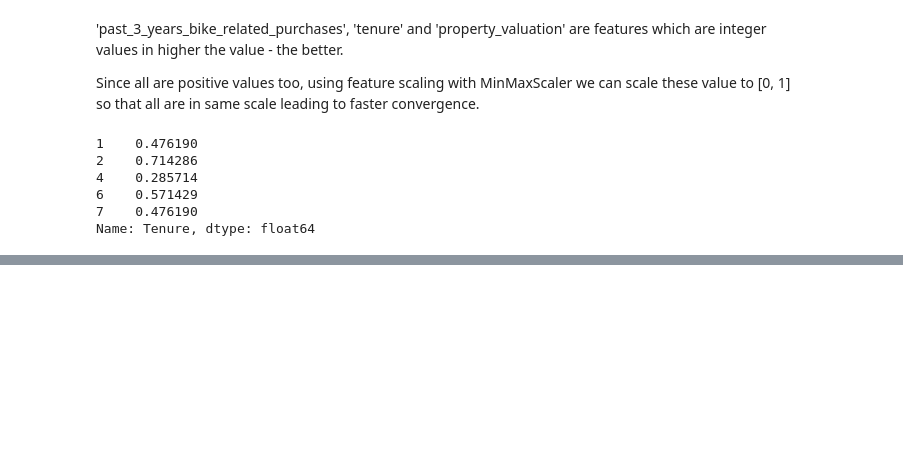
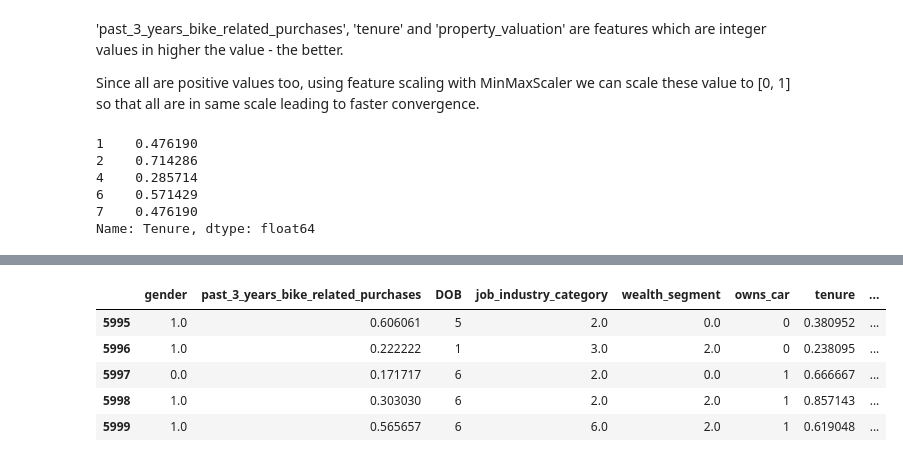
Before and after one commit to kabilan942/Projects, a Jupyter notebook: KPMG/KPMG_Task_2.ipynb, the cells around one changed output, grey strips where cells are left out. Saved outputs shown, nothing was run; the diff lists cells and outputs as text; code cells hidden in the pictures; blank space fills up the shorter version.

```diff
--- a/KPMG/KPMG_Task_2.ipynb
+++ b/KPMG/KPMG_Task_2.ipynb
@@ -361,0 +480,9 @@ Name: Tenure, dtype: float64
+# %%
+x_df.tail()
+# %% [output]
+|  | gender | past_3_years_bike_related_purchases | DOB | job_industry_category | wealth_segment | owns_car | tenure | ... |
+| 5995 | 1.0 | 0.606061 | 5 | 2.0 | 0.0 | 0 | 0.380952 | ... |
+| 5996 | 1.0 | 0.222222 | 1 | 3.0 | 2.0 | 0 | 0.238095 | ... |
+| 5997 | 0.0 | 0.171717 | 6 | 2.0 | 0.0 | 1 | 0.666667 | ... |
+| 5998 | 1.0 | 0.303030 | 6 | 2.0 | 2.0 | 1 | 0.857143 | ... |
+| 5999 | 1.0 | 0.565657 | 6 | 6.0 | 2.0 | 1 | 0.619048 | ... |
```
Also changed, not shown: parts of 56 cells of this notebook.
